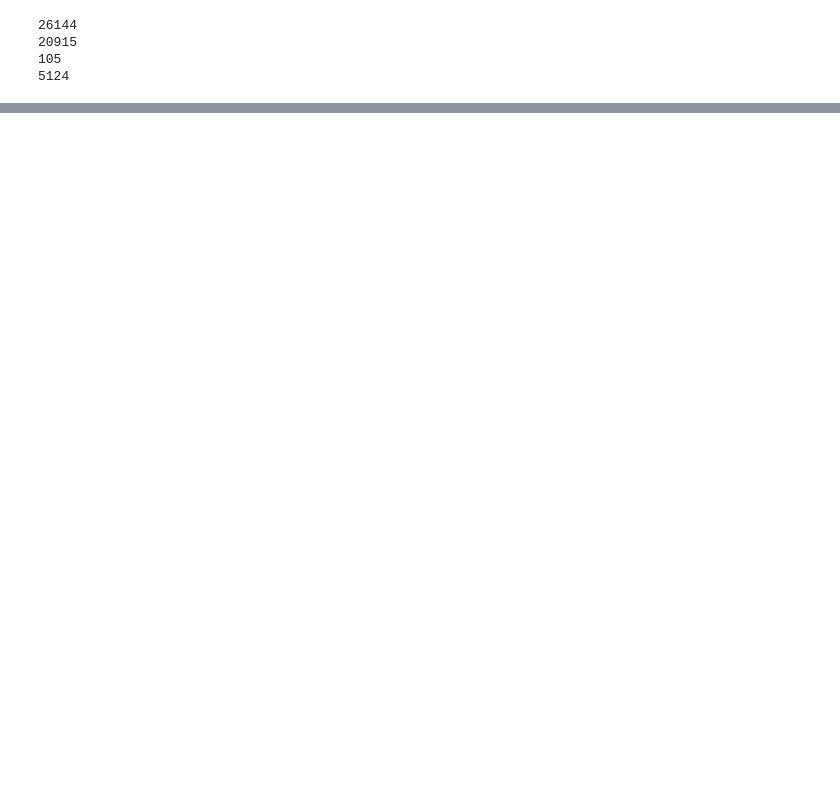
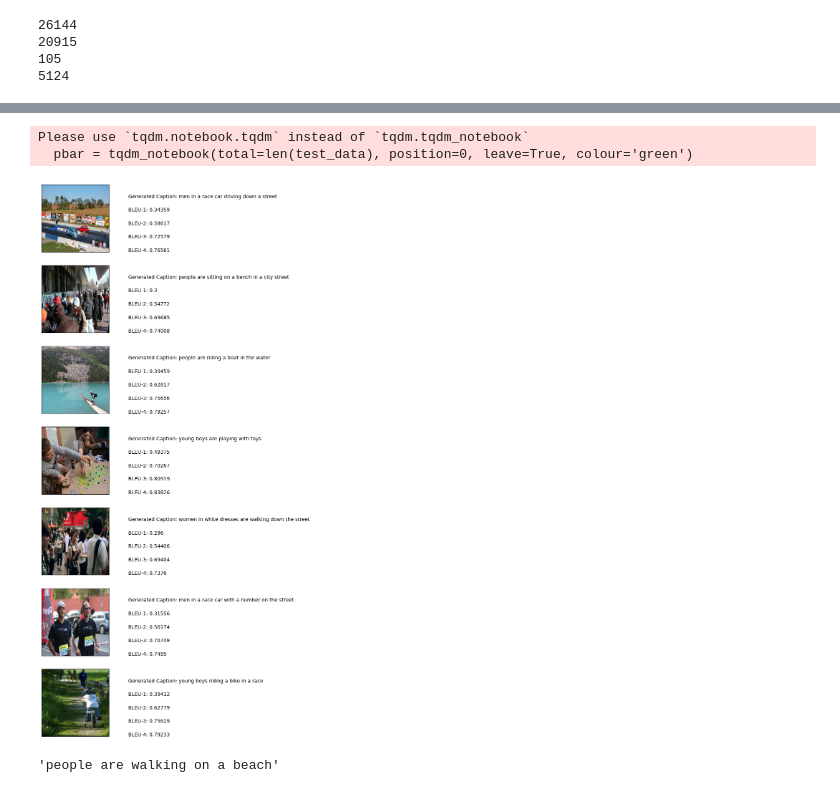
Before and after one commit to feelingguilty/ImageCaptioning, a Jupyter notebook: captioning.ipynb, the cells around one changed output, grey strips where cells are left out. Drawn from its saved outputs; the diff is of its cells as text; code cells hidden in the pictures; blank space fills up the shorter version.

```diff
--- a/captioning.ipynb
+++ b/captioning.ipynb
@@ -121,7 +123,7 @@ IMAGE_SIZE = (255,255)
 EMBED_DIM = 512
 FF_DIM = 512
 BATCH_SIZE = 256
-EPOCHS = 30
+EPOCHS = 100
 # %%
 def decode_resize(img_path):
     img = tf.io.read_file(img_path)
@@ -425,0 +476,13 @@ tf.__version__
+# %%
+generated_captions = {}
+
+pbar = tqdm_notebook(total=len(test_data), position=0, leave=True, colour='green')
+for image_id in test_data:
+    cap = greedy_algorithm(image_id)
+    generated_captions[image_id] = cap
+    pbar.update(1)
+
+pbar.close()
+# %% [output]
+Please use `tqdm.notebook.tqdm` instead of `tqdm.tqdm_notebook`
+  pbar = tqdm_notebook(total=len(test_data), position=0, leave=True, colour='green')
@@ -425,0 +511,40 @@ tf.__version__
+# %%
+def visualization(data, generated_captions, evaluator, num_of_images):
+    keys = list(data.keys())
+    images = [np.random.choice(keys) for i in range(num_of_images)]
+
+    count = 1
+    fig = plt.figure(figsize=(6,20))
+    for filename in images:
+        actual_cap = data[filename]
+        actual_cap = [x.replace("<start> ", "") for x in actual_cap]
+        actual_cap = [x.replace(" <end>", "") for x in actual_cap]
+
+        caption = generated_captions[filename]
+        caps_with_score = evaluator(actual_cap, [caption]*(len(actual_cap)))
+
+        image_load = load_img(filename, target_size=(199,199,3))
+        ax = fig.add_subplot(num_of_images,2,count,xticks=[],yticks=[])
+        ax.imshow(image_load)
+        count += 1
+
+        ax = fig.add_subplot(num_of_images,2,count)
+        plt.axis('off')
+        ax.plot()
+        ax.set_xlim(0,1)
+        ax.set_ylim(0,len(caps_with_score))
+        for i, text in enumerate(caps_with_score):
+            ax.text(0,i,text,fontsize=10)
+        count += 1
+    plt.show()
+
+visualization(test_data, generated_captions, BLEU_score, 7)
+# %% [output]
+[figure, added]
+# %%
+sample_image = '/kaggle/input/sample1/flasj.jpg'
+
+sample_cap = greedy_algorithm(sample_image)
+sample_cap
+# %% [output]
+'people are walking on a beach'
```
Also changed, not shown: parts of 16 cells of this notebook, 1 other file.
